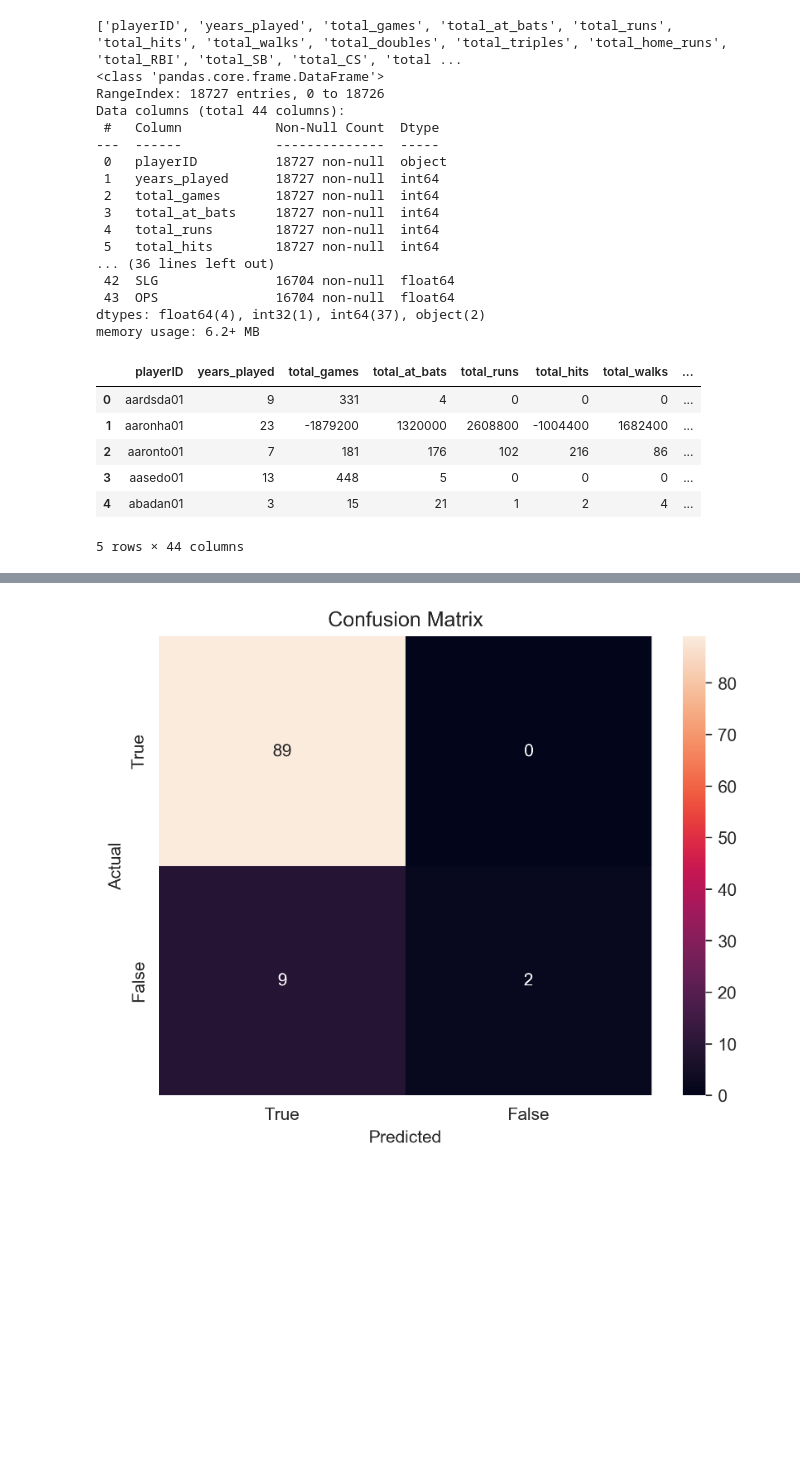
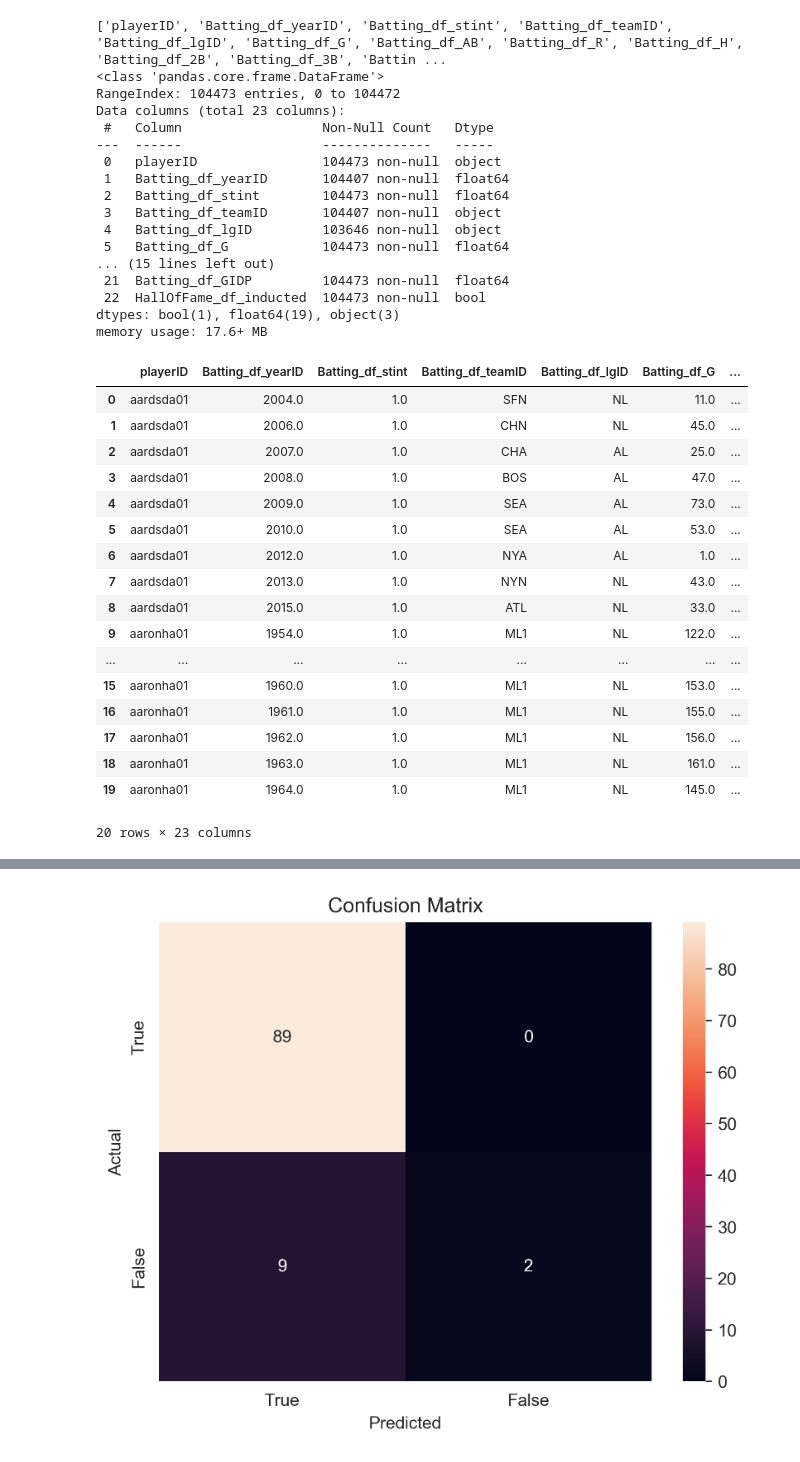
Before and after one commit to troopchris/csc5610base, a Jupyter notebook: GroupProjectM6/Troop_Logistical_Model.ipynb, the cells around one changed output, grey strips where cells are left out. Cells and saved outputs as stored; diff of their text form; code cells hidden in the pictures; blank space fills up the shorter version.

```diff
--- a/GroupProjectM6/Troop_Logistical_Model.ipynb
+++ b/GroupProjectM6/Troop_Logistical_Model.ipynb
@@ -16,10 +14,4 @@ from sklearn.linear_model import LogisticRegression
 sns.set_style("white")
 plt.rcParams['figure.dpi'] = 300
 # %%
-
-file_path = r'C:\Users\wziller\Milwaukee Tool\_Global AME\MSOE\CS5610\M6\csc5610base\GroupProjectM6\Award_Batting_HOF_FE.csv'
-Awards_Batting_HoF_df = pd.read_feather(file_path)
-
-Awards_Batting_HoF_df.describe()
-# OG
-# Awards_Batting_HoF_df = pd.read_feather("Awards_Batting_HoF.feather")
+Awards_Batting_HoF_df = pd.read_csv("Awards_Batting_HoF.csv")
@@ -66,30 +19,41 @@ Awards_Batting_HoF_df[[
 print(Awards_Batting_HoF_df.columns.tolist())
 Awards_Batting_HoF_df.info()
 # %% [output]
-['playerID', 'years_played', 'total_games', 'total_at_bats', 'total_runs', 'total_hits', 'total_walks', 'total_doubles', 'total_triples', 'total_home_runs', 'total_RBI', 'total_SB', 'total_CS', 'total ...
+['playerID', 'Batting_df_yearID', 'Batting_df_stint', 'Batting_df_teamID', 'Batting_df_lgID', 'Batting_df_G', 'Batting_df_AB', 'Batting_df_R', 'Batting_df_H', 'Batting_df_2B', 'Batting_df_3B', 'Battin ...
 <class 'pandas.core.frame.DataFrame'>
-RangeIndex: 18727 entries, 0 to 18726
-Data columns (total 44 columns):
- #   Column            Non-Null Count  Dtype
----  ------            --------------  -----
- 0   playerID          18727 non-null  object
- 1   years_played      18727 non-null  int64
- 2   total_games       18727 non-null  int64
- 3   total_at_bats     18727 non-null  int64
- 4   total_runs        18727 non-null  int64
- 5   total_hits        18727 non-null  int64
-... (36 lines left out)
- 42  SLG               16704 non-null  float64
- 43  OPS               16704 non-null  float64
-dtypes: float64(4), int32(1), int64(37), object(2)
-memory usage: 6.2+ MB
+RangeIndex: 104473 entries, 0 to 104472
+Data columns (total 23 columns):
+ #   Column                  Non-Null Count   Dtype
+---  ------                  --------------   -----
+ 0   playerID                104473 non-null  object
+ 1   Batting_df_yearID       104407 non-null  float64
+ 2   Batting_df_stint        104473 non-null  float64
+ 3   Batting_df_teamID       104407 non-null  object
+ 4   Batting_df_lgID         103646 non-null  object
+ 5   Batting_df_G            104473 non-null  float64
+... (15 lines left out)
+ 21  Batting_df_GIDP         104473 non-null  float64
+ 22  HallOfFame_df_inducted  104473 non-null  bool
+dtypes: bool(1), float64(19), object(3)
+memory usage: 17.6+ MB
 # %%
-Awards_Batting_HoF_df.head()
+Awards_Batting_HoF_df.head(20)
 # %% [output]
-|  | playerID | years_played | total_games | total_at_bats | total_runs | total_hits | total_walks | ... |
-| 0 | aardsda01 | 9 | 331 | 4 | 0 | 0 | 0 | ... |
-| 1 | aaronha01 | 23 | -1879200 | 1320000 | 2608800 | -1004400 | 1682400 | ... |
-| 2 | aaronto01 | 7 | 181 | 176 | 102 | 216 | 86 | ... |
-| 3 | aasedo01 | 13 | 448 | 5 | 0 | 0 | 0 | ... |
-| 4 | abadan01 | 3 | 15 | 21 | 1 | 2 | 4 | ... |
+|  | playerID | Batting_df_yearID | Batting_df_stint | Batting_df_teamID | Batting_df_lgID | Batting_df_G | ... |
+| 0 | aardsda01 | 2004.0 | 1.0 | SFN | NL | 11.0 | ... |
+| 1 | aardsda01 | 2006.0 | 1.0 | CHN | NL | 45.0 | ... |
+| 2 | aardsda01 | 2007.0 | 1.0 | CHA | AL | 25.0 | ... |
+| 3 | aardsda01 | 2008.0 | 1.0 | BOS | AL | 47.0 | ... |
+| 4 | aardsda01 | 2009.0 | 1.0 | SEA | AL | 73.0 | ... |
+| 5 | aardsda01 | 2010.0 | 1.0 | SEA | AL | 53.0 | ... |
+| 6 | aardsda01 | 2012.0 | 1.0 | NYA | AL | 1.0 | ... |
+| 7 | aardsda01 | 2013.0 | 1.0 | NYN | NL | 43.0 | ... |
+| 8 | aardsda01 | 2015.0 | 1.0 | ATL | NL | 33.0 | ... |
+| 9 | aaronha01 | 1954.0 | 1.0 | ML1 | NL | 122.0 | ... |
+| ... | ... | ... | ... | ... | ... | ... | ... |
+| 15 | aaronha01 | 1960.0 | 1.0 | ML1 | NL | 153.0 | ... |
+| 16 | aaronha01 | 1961.0 | 1.0 | ML1 | NL | 155.0 | ... |
+| 17 | aaronha01 | 1962.0 | 1.0 | ML1 | NL | 156.0 | ... |
+| 18 | aaronha01 | 1963.0 | 1.0 | ML1 | NL | 161.0 | ... |
+| 19 | aaronha01 | 1964.0 | 1.0 | ML1 | NL | 145.0 | ... |
-5 rows × 44 columns
+20 rows × 23 columns
```
Also changed, not shown: parts of 24 cells of this notebook, 5 other files.
